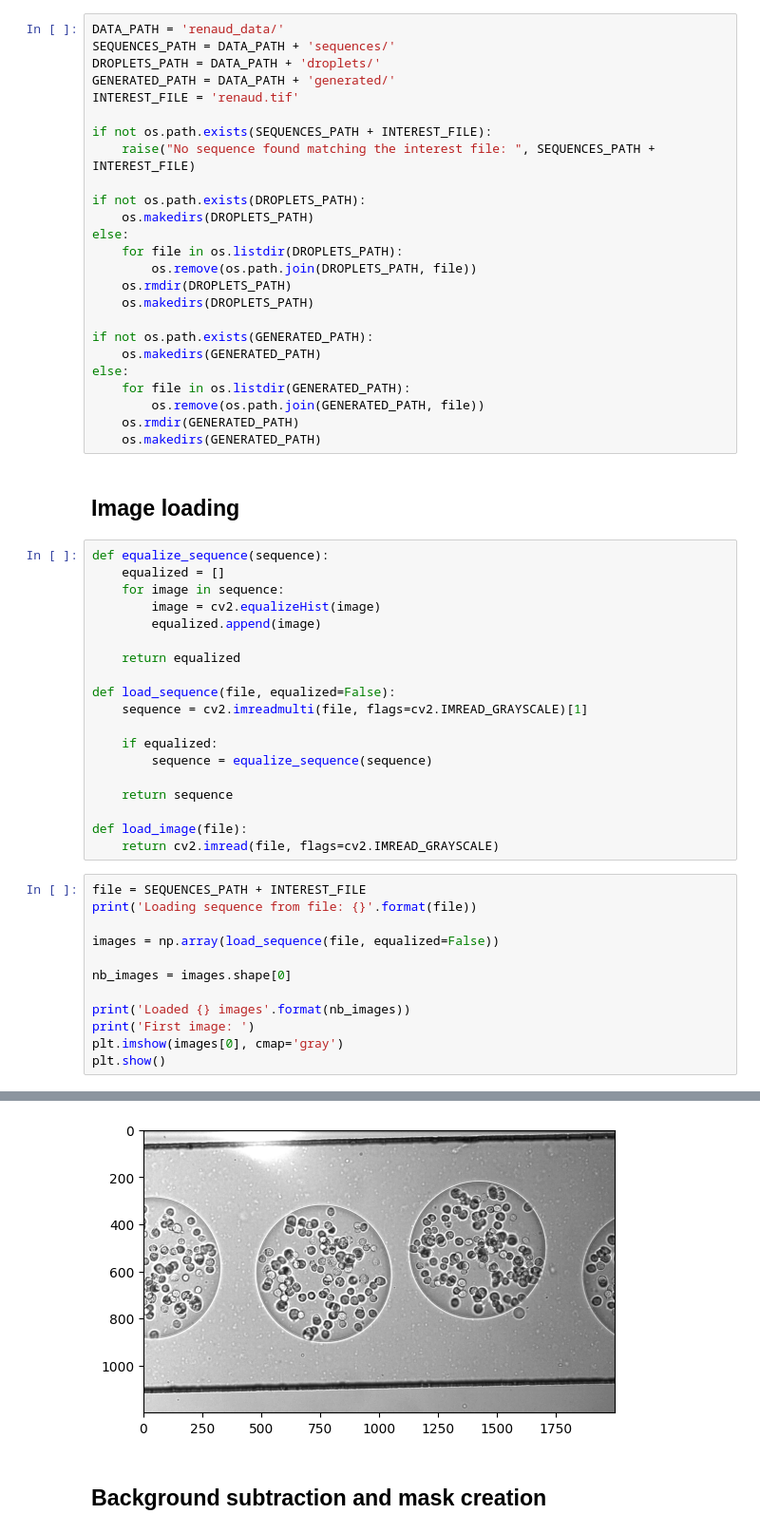
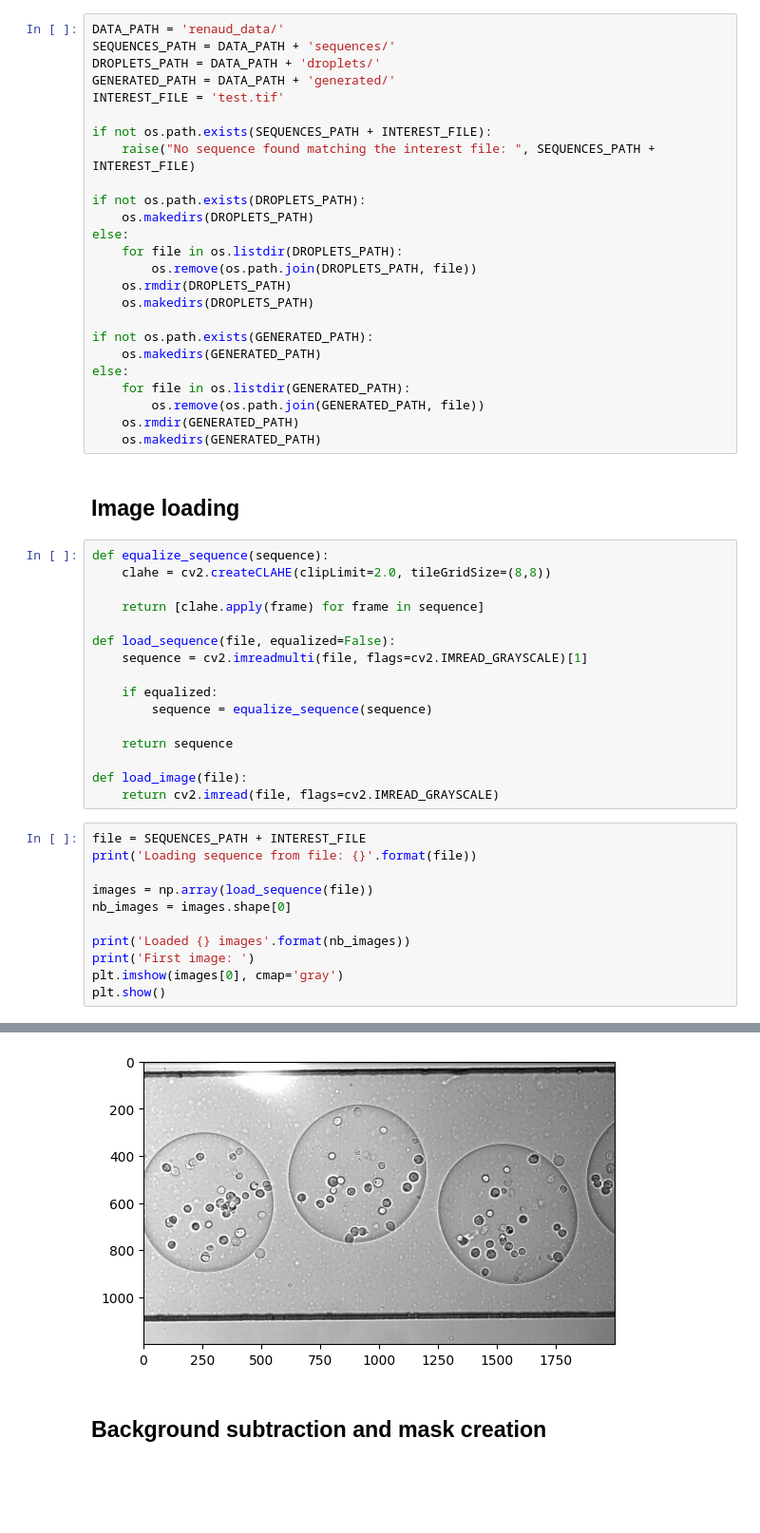
Before and after one commit to lambi702/CV-Video_annotation, a Jupyter notebook: main.ipynb, the cells around one changed output, grey strips where cells are left out. Shown: that part at 95% size. Cells and saved outputs as stored; diff of their text form; blank space fills up the shorter version.

Commit message:
save after test

```diff
--- a/main.ipynb
+++ b/main.ipynb
@@ -33,7 +33,7 @@ DATA_PATH = 'renaud_data/'
 SEQUENCES_PATH = DATA_PATH + 'sequences/'
 DROPLETS_PATH = DATA_PATH + 'droplets/'
 GENERATED_PATH = DATA_PATH + 'generated/'
-INTEREST_FILE = 'renaud.tif'
+INTEREST_FILE = 'test.tif'
 
 if not os.path.exists(SEQUENCES_PATH + INTEREST_FILE):
     raise("No sequence found matching the interest file: ", SEQUENCES_PATH + INTEREST_FILE)
@@ -57,12 +57,9 @@ else:
 ## Image loading
 # %%
 def equalize_sequence(sequence):
-    equalized = []
-    for image in sequence:
-        image = cv2.equalizeHist(image)
-        equalized.append(image)
+    clahe = cv2.createCLAHE(clipLimit=2.0, tileGridSize=(8,8))
 
-    return equalized
+    return [clahe.apply(frame) for frame in sequence]
 
 def load_sequence(file, equalized=False):
     sequence = cv2.imreadmulti(file, flags=cv2.IMREAD_GRAYSCALE)[1]
@@ -78,8 +75,7 @@ def load_image(file):
 file = SEQUENCES_PATH + INTEREST_FILE
 print('Loading sequence from file: {}'.format(file))
 
-images = np.array(load_sequence(file, equalized=False))
-
+images = np.array(load_sequence(file))
 nb_images = images.shape[0]
 
 print('Loaded {} images'.format(nb_images))
@@ -92,5 +88,5 @@ Loaded 50 images
 First image:
-[figure, old version]
+[figure, new version]
 # %% [markdown]
 ## Background subtraction and mask creation
 # %%
```
Also changed, not shown: parts of 12 cells of this notebook, 1 other file.
